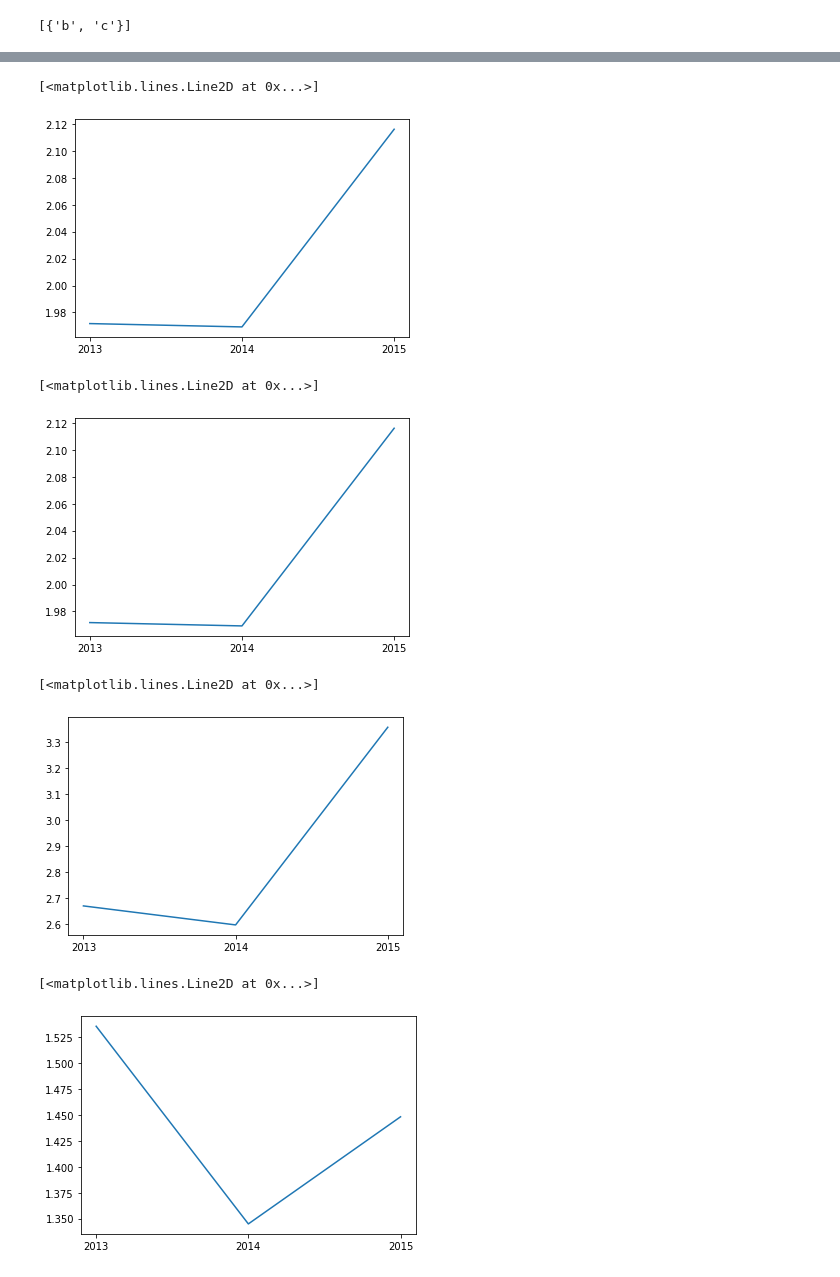
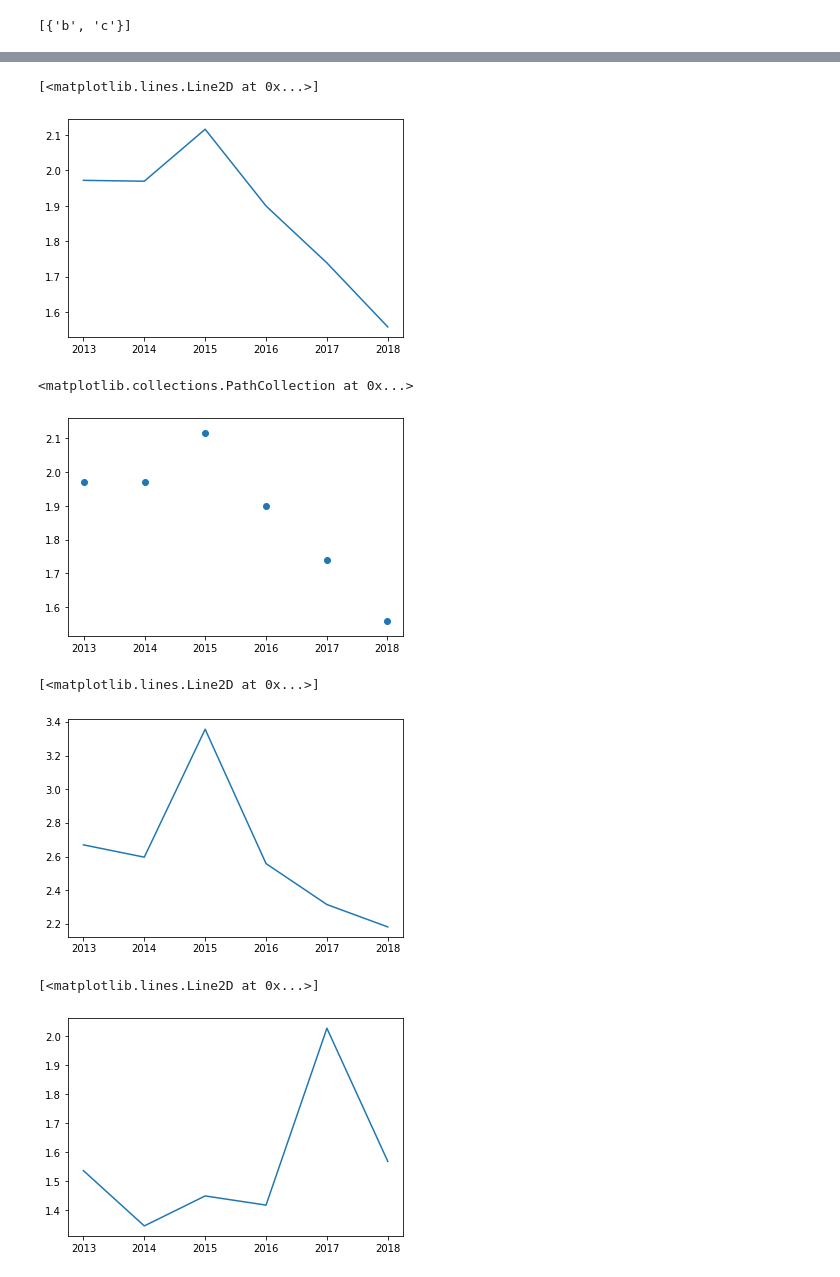
Before and after one commit to ds-modules/MCB-50, a Jupyter notebook: Data Exploration.ipynb, the cells around one changed output, grey strips where cells are left out. Saved outputs shown, nothing was run; the diff lists cells and outputs as text; code cells hidden in the pictures.

Commit message:
started regression pop vs infection, cleaned up data reading/writing

```diff
--- a/Data Exploration.ipynb
+++ b/Data Exploration.ipynb
@@ -76,2 +77,11 @@ mrsa_2018.to_csv('mrsa_2018.csv')
 # %% [markdown]
 ### EDA
+# %%
+#load in mrsa data
+
+mrsa_2013 = pd.read_csv('mrsa cleaned data/mrsa_2013.csv')
+mrsa_2014 = pd.read_csv('mrsa cleaned data/mrsa_2014.csv')
+mrsa_2015 = pd.read_csv('mrsa cleaned data/mrsa_2015.csv')
+mrsa_2016 = pd.read_csv('mrsa cleaned data/mrsa_2016.csv')
+mrsa_2017 = pd.read_csv('mrsa cleaned data/mrsa_2017.csv')
+mrsa_2018 = pd.read_csv('mrsa cleaned data/mrsa_2018.csv')
@@ -171,48 +197,65 @@ la_2015 = mrsa_2015.loc[mrsa_2015['County'] == 'Los Angeles']
 # %%
 # infection rates by year
 avg_inf_year = [np.mean(mrsa_2013['Infection_Count']),
-                np.mean(mrsa_2014['Cases']),
-                np.mean(mrsa_2015['Hospital_Onset_Cases'])]
+                np.mean(mrsa_2014['Infection_Count']),
+                np.mean(mrsa_2015['Infection_Count']),
+                np.mean(mrsa_2016['Infection_Count']),
+                np.mean(mrsa_2017['Infection_Count']),
+                np.mean(mrsa_2018['Infection_Count'])]
 
-plt.plot(['2013','2014','2015'],avg_inf_year) #one possible version of 5B
+plt.plot(['2013','2014','2015','2016','2017','2018'],avg_inf_year) #one possible version of 5B
 # %% [output]
 [<matplotlib.lines.Line2D at 0x...>]
-[figure, old version]
+[figure, new version]
 # %%
-plt.plot(['2013','2014','2015'],avg_inf_year) #another version of 5B
+plt.scatter(['2013','2014','2015','2016','2017','2018'],avg_inf_year) #another version of 5B
 # %% [output]
-[<matplotlib.lines.Line2D at 0x...>]
+<matplotlib.collections.PathCollection at 0x...>
-[figure, old version]
+[figure, new version]
 # %%
 # trying again by county - plot average infection rate per year for each county
 
 la_2013 = mrsa_2013.loc[mrsa_2013['County'] == 'Los Angeles']
 la_2014 = mrsa_2014.loc[mrsa_2014['County'] == 'Los Angeles']
 la_2015 = mrsa_2015.loc[mrsa_2015['County'] == 'Los Angeles']
+la_2016 = mrsa_2016.loc[mrsa_2016['County'] == 'Los Angeles']
+la_2017 = mrsa_2017.loc[mrsa_2017['County'] == 'Los Angeles']
+la_2018 = mrsa_2018.loc[mrsa_2018['County'] == 'Los Angeles']
+
 
 
 avg_inf_year_la = [np.mean(la_2013['Infection_Count']),
-                np.mean(la_2014['Cases']),
-                np.mean(la_2015['Hospital_Onset_Cases'])]
+                   np.mean(la_2014['Infection_Count']),
+                   np.mean(la_2015['Infection_Count']),
+                   np.mean(la_2016['Infection_Count']),
+                   np.mean(la_2017['Infection_Count']),
+                   np.mean(la_2018['Infection_Count'])]
 
-plt.plot(['2013','2014','2015'],avg_inf_year_la)
+plt.plot(['2013','2014','2015','2016','2017','2018'],avg_inf_year_la)
 # %% [output]
 [<matplotlib.lines.Line2D at 0x...>]
-[figure, old version]
+[figure, new version]
 # %%
 # trying again by county - plot average infection rate per year for each county
 
 orange_2013 = mrsa_2013.loc[mrsa_2013['County'] == 'Orange']
 orange_2014 = mrsa_2014.loc[mrsa_2014['County'] == 'Orange']
 orange_2015 = mrsa_2015.loc[mrsa_2015['County'] == 'Orange']
+orange_2016 = mrsa_2016.loc[mrsa_2016['County'] == 'Orange']
+orange_2017 = mrsa_2017.loc[mrsa_2017['County'] == 'Orange']
+orange_2018 = mrsa_2018.loc[mrsa_2018['County'] == 'Orange']
+
 
 
 avg_inf_year_orange = [np.mean(orange_2013['Infection_Count']),
-                np.mean(orange_2014['Cases']),
-                np.mean(orange_2015['Hospital_Onset_Cases'])]
+                   np.mean(orange_2014['Infection_Count']),
+                   np.mean(orange_2015['Infection_Count']),
+                   np.mean(orange_2016['Infection_Count']),
+                   np.mean(orange_2017['Infection_Count']),
+                   np.mean(orange_2018['Infection_Count'])]
 
-plt.plot(['2013','2014','2015'],avg_inf_year_orange)
+plt.plot(['2013','2014','2015','2016','2017','2018'],avg_inf_year_orange)
 # %% [output]
 [<matplotlib.lines.Line2D at 0x...>]
-[figure, old version]
+[figure, new version]
 # %% [markdown]
```
Also changed, not shown: parts of 36 cells of this notebook.
